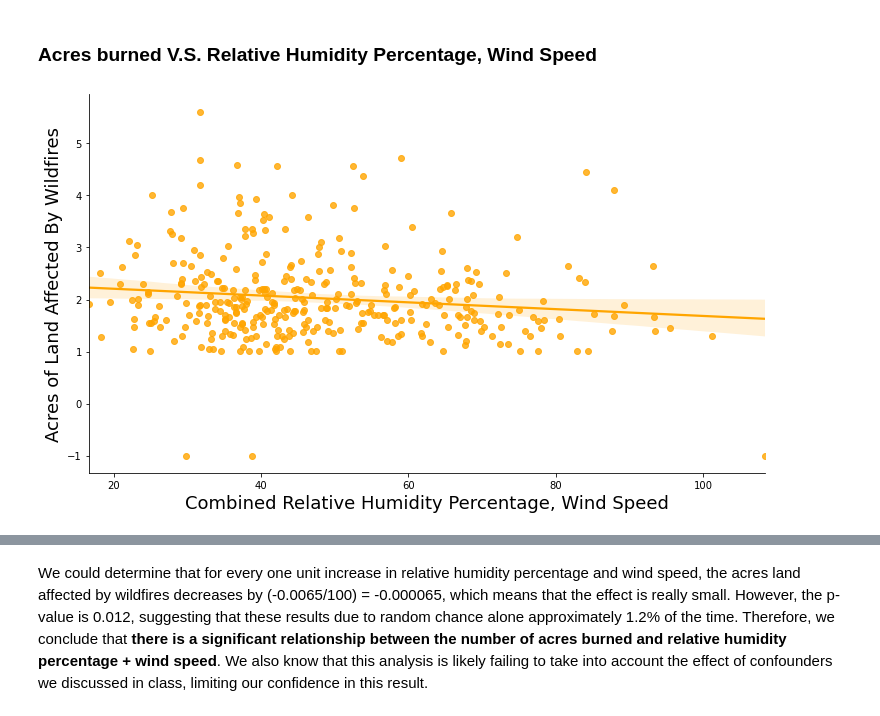
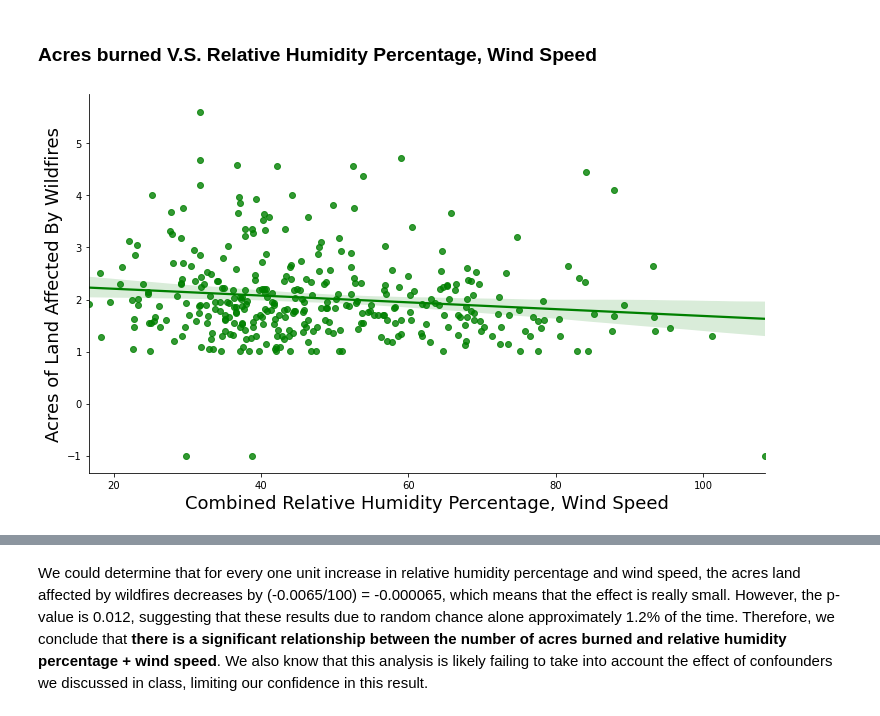
Before and after one commit to vikizzz/Analysis-on-the-Scale-of-Wildfire-Incident-in-California, a Jupyter notebook: FinalProject_group010.ipynb, the cells around one changed output, grey strips where cells are left out. Saved outputs shown, nothing was run; the diff lists cells and outputs as text; code cells hidden in the pictures.

```diff
--- a/FinalProject_group010.ipynb
+++ b/FinalProject_group010.ipynb
@@ -850,17 +848,17 @@ df['Humid_Wsp'] = df['RelaHumPct'] + df['WindSpd']
 # %%
 sns.lmplot(y = 'AcresBurned_log10',
            x = 'Humid_Wsp',
            data = df,
            fit_reg = True,
            height = 6,
            aspect = 1.7,
-           line_kws={'color': 'orange'},
-           scatter_kws={'color': 'orange'})
+           line_kws={'color': 'green'},
+           scatter_kws={'color': 'green'})
 plt.ylabel('Acres of Land Affected By Wildfires', size=18)
 plt.xlabel('Combined Relative Humidity Percentage, Wind Speed', size=18)
 plt.title('');
 # %% [output]
-[figure, old version]
+[figure, new version]
 # %%
 # carry out linear regression
 acres_rhp = df[['Humid_Wsp', 'AcresBurned_log10']]
```
Also changed, not shown: parts of 15 cells of this notebook.
